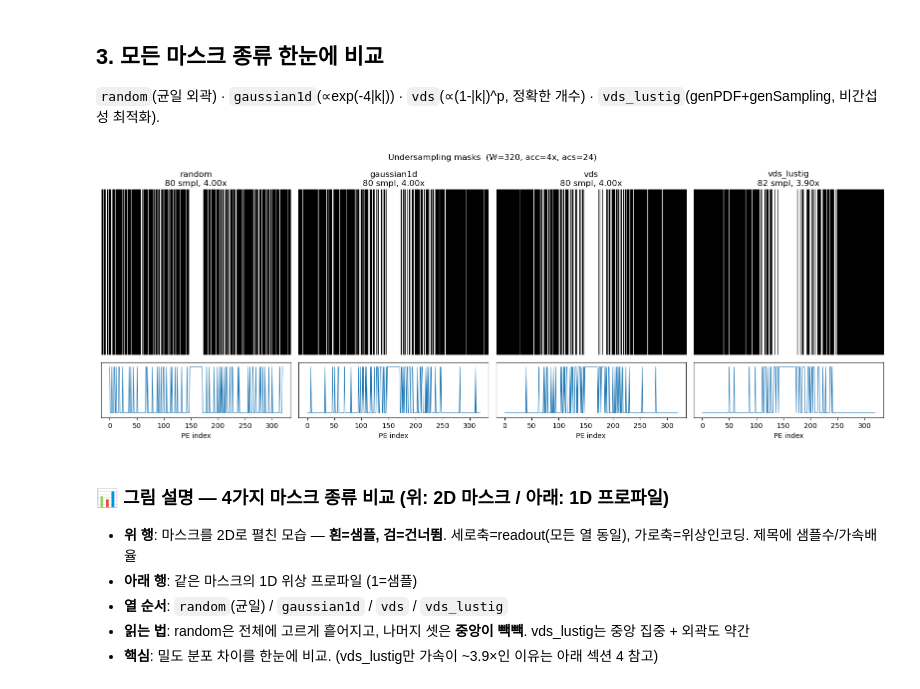
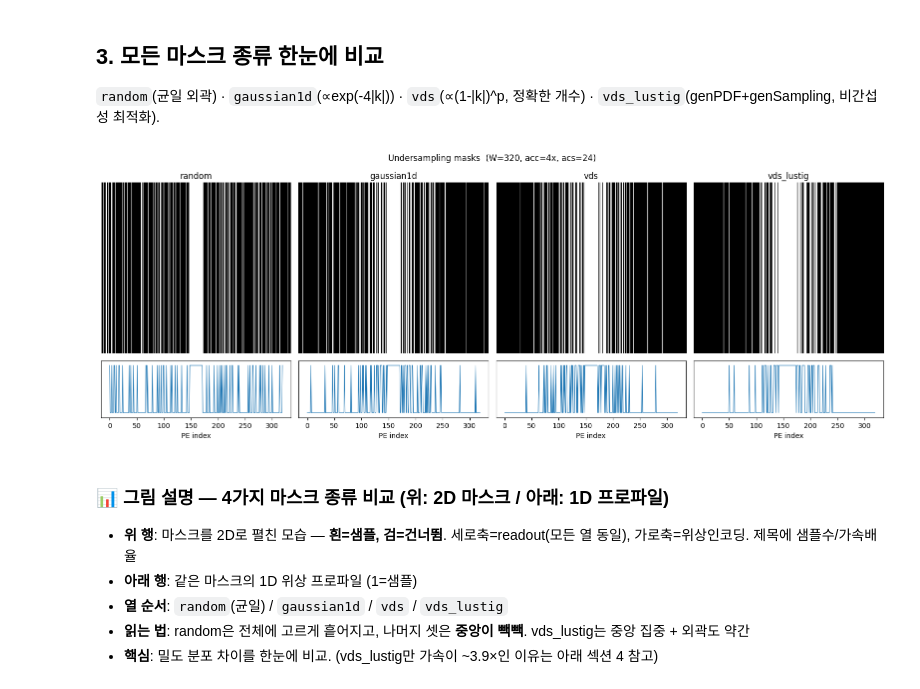
Before and after one commit to sonwonjun103/MRIreconstruction, a Jupyter notebook: vds_mask.ipynb, the cells around one changed output. Drawn from its saved outputs; the diff is of its cells as text; code cells hidden in the pictures.

```diff
--- a/vds_mask.ipynb
+++ b/vds_mask.ipynb
@@ -89,20 +89,20 @@ peak sidelobe: naive 0.2707  ->  genSampling 0.2416  (11% lower)
 # %%
 types = ['random', 'gaussian1d', 'vds', 'vds_lustig']
 fig, axes = plt.subplots(2, len(types), figsize=(4*len(types), 6),
                          gridspec_kw={'height_ratios':[3,1]})
 for j, mt in enumerate(types):
     m = undersampling_mask((W, W), ACC, ACS, mask_type=mt,
                            rng=np.random.default_rng(0), vds_power=3.0)
     line = m[0]
     axes[0,j].imshow(m, cmap='gray', aspect='auto')
-    axes[0,j].set_title(f'{mt}\n{int(line.sum())} smpl, {W/line.sum():.2f}x')
+    axes[0,j].set_title(f'{mt}')
     axes[0,j].axis('off')
     axes[1,j].plot(line, lw=0.8); axes[1,j].set_ylim(-0.1,1.1)
     axes[1,j].set_yticks([]); axes[1,j].set_xlabel('PE index')
 plt.suptitle(f'Undersampling masks  (W={W}, acc={ACC}x, acs={ACS})')
 plt.tight_layout(); plt.show()
 # %% [output]
-[figure, old version]
+[figure, new version]
 # %% [markdown]
 ### 📊 그림 설명 — 4가지 마스크 종류 비교 (위: 2D 마스크 / 아래: 1D 프로파일)
 - **위 행**: 마스크를 2D로 펼친 모습 — **흰=샘플, 검=건너뜀**. 세로축=readout(모든 열 동일), 가로축=위상인코딩. 제목에 샘플수/가속배율
```
